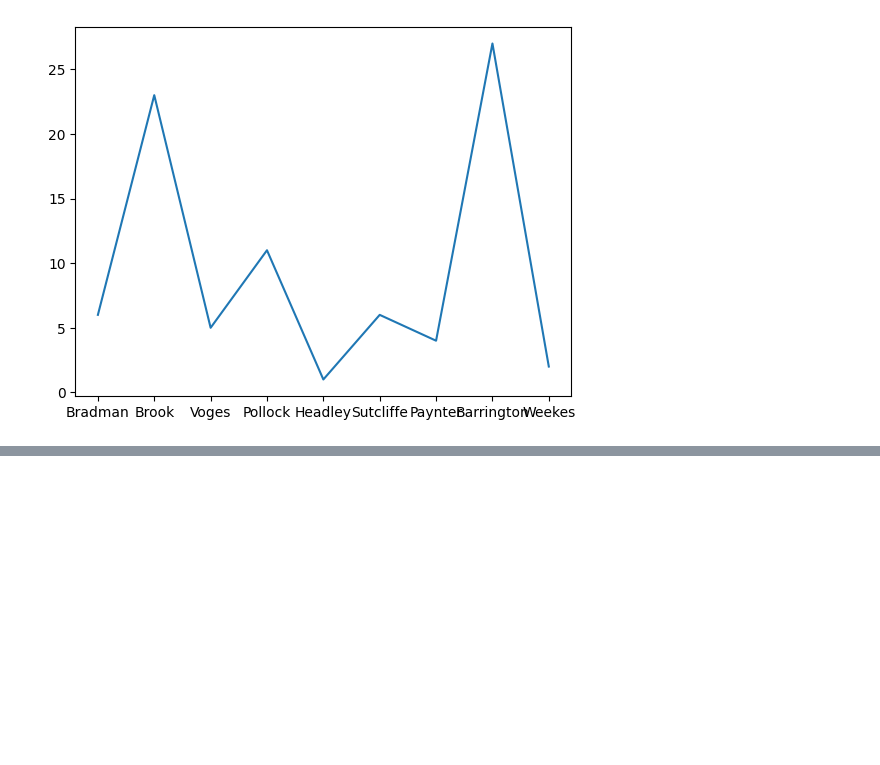
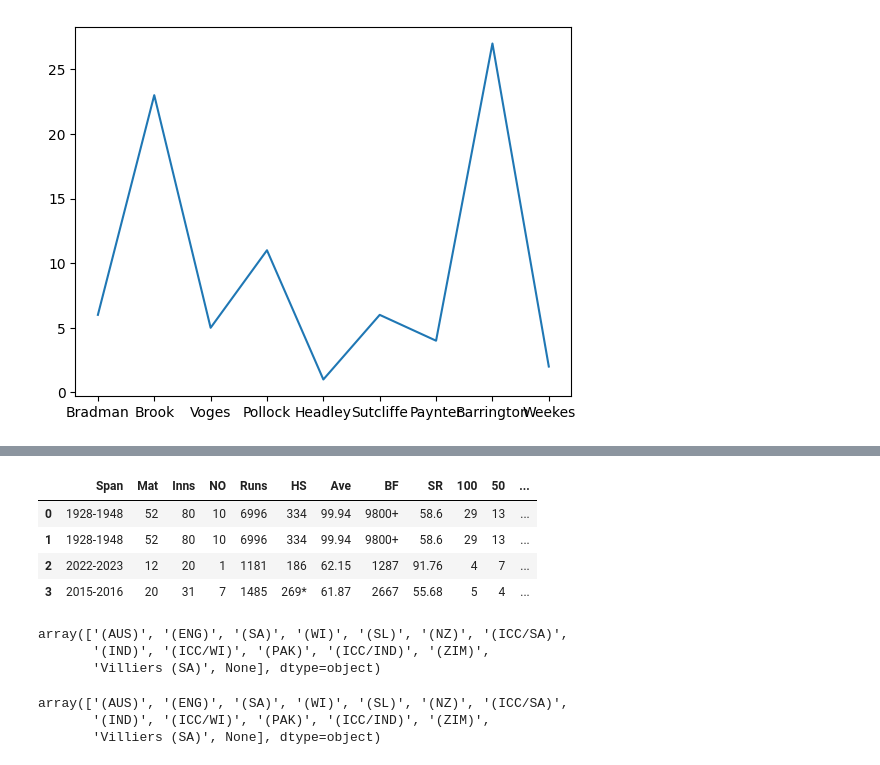
Before and after one commit to itiksha/Python-Data-Analysis-Project, a Jupyter notebook: Py-Project2-Cricket/CricketMatch.ipynb, the cells around one changed output, grey strips where cells are left out. Saved outputs shown, nothing was run; the diff lists cells and outputs as text; code cells hidden in the pictures; blank space fills up the shorter version.

```diff
--- a/Py-Project2-Cricket/CricketMatch.ipynb
+++ b/Py-Project2-Cricket/CricketMatch.ipynb
@@ -278,0 +348,3 @@ plt.show()
+# %%
+# Let's create an extra column of proportionate 50 on match
+df['50s_proportionate_of_match'] = df['50']/df['Mat']*100
@@ -278,0 +360,19 @@ plt.show()
+# %%
+#Let's format custom column, put % instead of decimal
+df['50s_proportionate_of_match'] = df['50s_proportionate_of_match'].map('{:.0f}%'.format)
+# %%
+df.head(4)
+# %% [output]
+|  | Span | Mat | Inns | NO | Runs | HS | Ave | BF | SR | 100 | 50 | ... |
+| 0 | 1928-1948 | 52 | 80 | 10 | 6996 | 334 | 99.94 | 9800+ | 58.6 | 29 | 13 | ... |
+| 1 | 1928-1948 | 52 | 80 | 10 | 6996 | 334 | 99.94 | 9800+ | 58.6 | 29 | 13 | ... |
+| 2 | 2022-2023 | 12 | 20 | 1 | 1181 | 186 | 62.15 | 1287 | 91.76 | 4 | 7 | ... |
+| 3 | 2015-2016 | 20 | 31 | 7 | 1485 | 269* | 61.87 | 2667 | 55.68 | 5 | 4 | ... |
+# %%
+#Let's see unique Countries
+
+df['Country'].unique()
+# %% [output]
+array(['(AUS)', '(ENG)', '(SA)', '(WI)', '(SL)', '(NZ)', '(ICC/SA)',
+       '(IND)', '(ICC/WI)', '(PAK)', '(ICC/IND)', '(ZIM)',
+       'Villiers (SA)', None], dtype=object)
@@ -278,0 +381,6 @@ plt.show()
+# %%
+df['Country'].unique()
+# %% [output]
+array(['(AUS)', '(ENG)', '(SA)', '(WI)', '(SL)', '(NZ)', '(ICC/SA)',
+       '(IND)', '(ICC/WI)', '(PAK)', '(ICC/IND)', '(ZIM)',
+       'Villiers (SA)', None], dtype=object)
```
Also changed, not shown: parts of 17 cells of this notebook.
